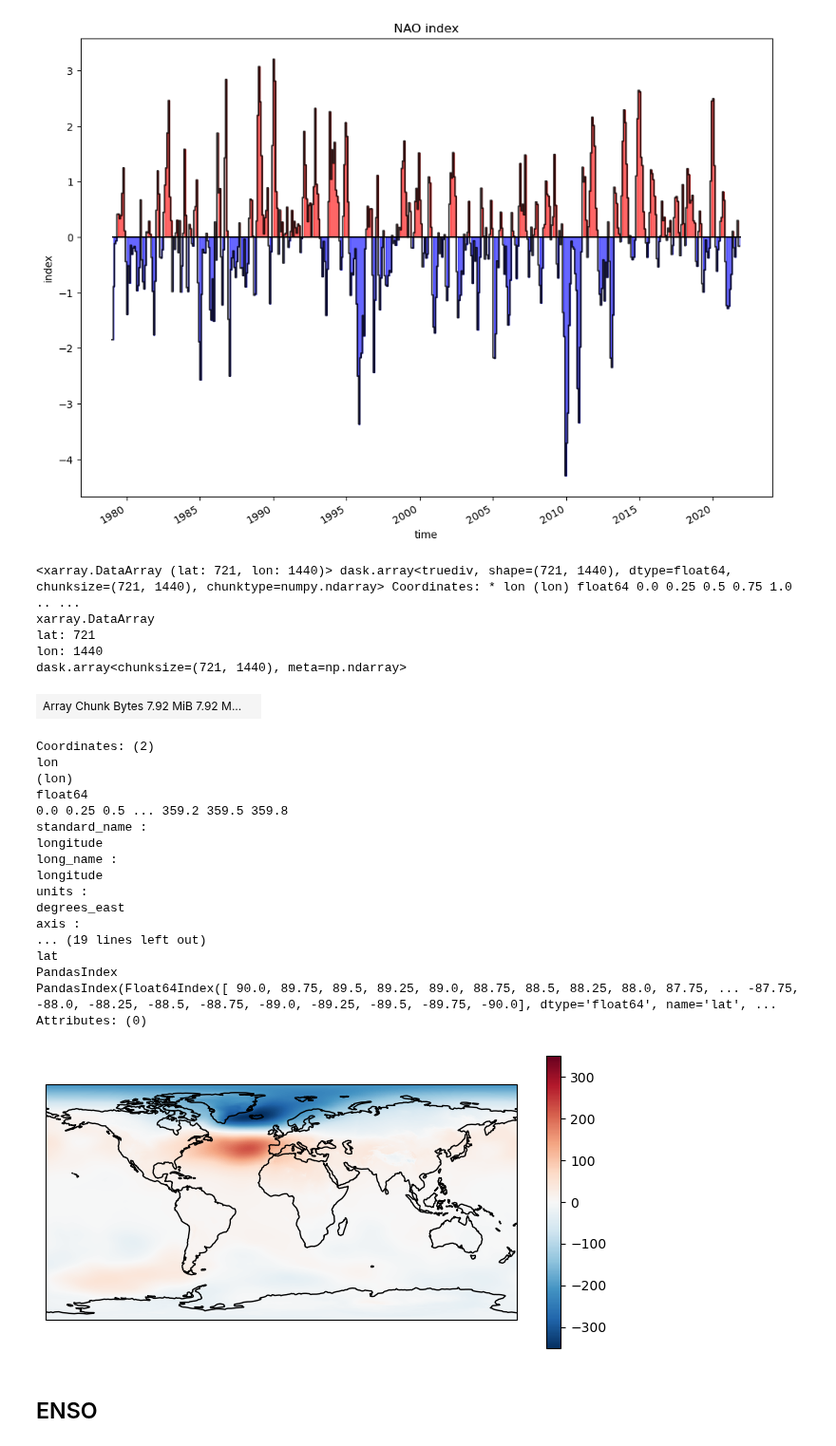
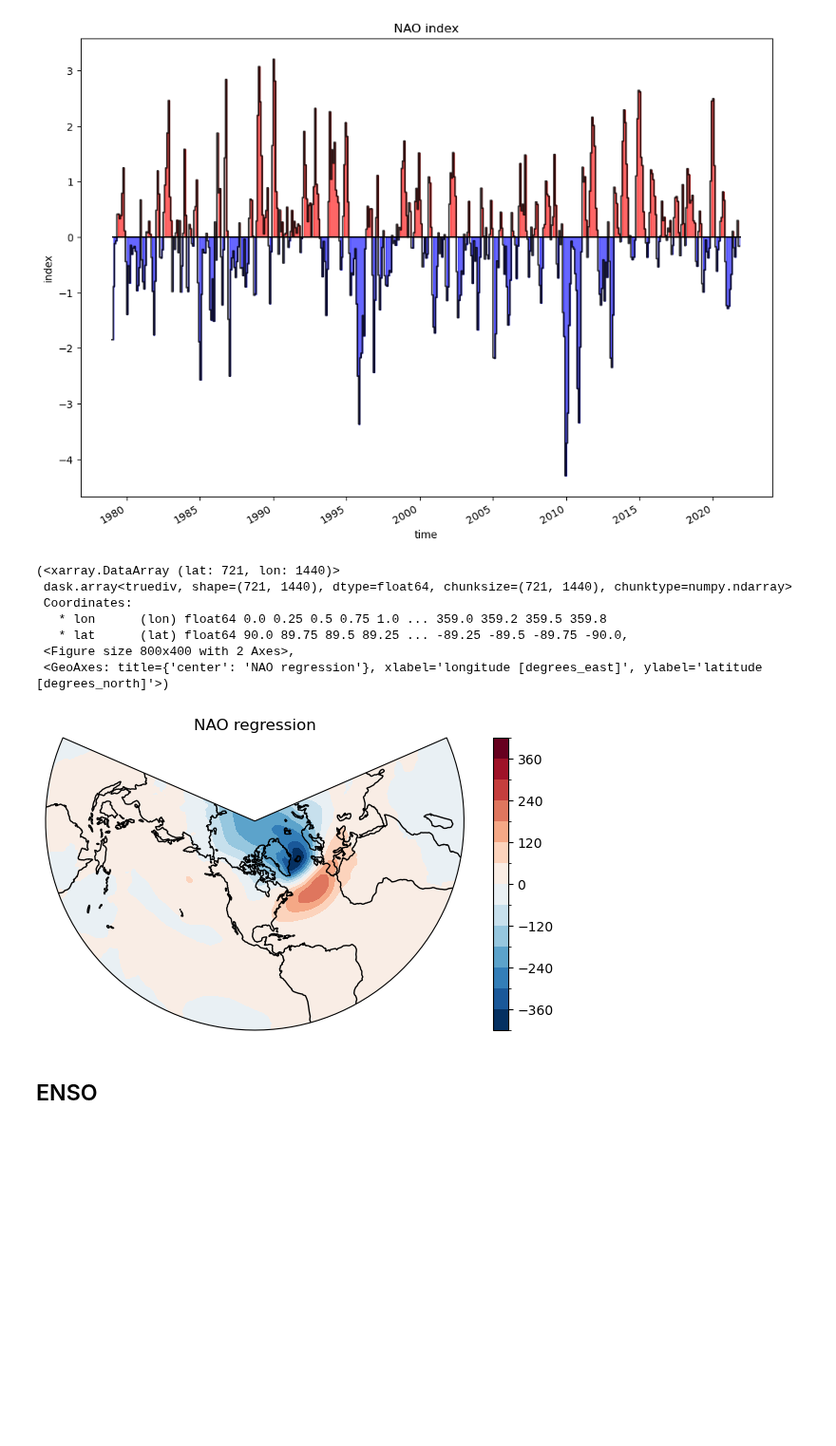
Before and after one commit to DestinE-Climate-DT/AQUA, a Jupyter notebook: diagnostics/teleconnections/test_libraries.ipynb, the cells around one changed output. Shown at 95% size. Saved outputs shown, nothing was run; the diff lists cells and outputs as text; code cells hidden in the pictures; blank space fills up the shorter version.

Commit message:
cor plot revamped

```diff
--- a/diagnostics/teleconnections/test_libraries.ipynb
+++ b/diagnostics/teleconnections/test_libraries.ipynb
@@ -38,33 +38,18 @@ outfile = outfile+filename
 NAO.to_netcdf(outfile, mode='w')
 # %% [output]
 [figure]
-# %%
-plots.reg_plot(NAO,field)
-# %% [output]
-<xarray.DataArray (lat: 721, lon: 1440)> dask.array<truediv, shape=(721, 1440), dtype=float64, chunksize=(721, 1440), chunktype=numpy.ndarray> Coordinates: * lon (lon) float64 0.0 0.25 0.5 0.75 1.0 .. ...
-xarray.DataArray
-lat: 721
-lon: 1440
-dask.array<chunksize=(721, 1440), meta=np.ndarray>
-| Array Chunk Bytes 7.92 MiB 7.92 M... |  |
-Coordinates: (2)
-lon
-(lon)
-float64
-0.0 0.25 0.5 ... 359.2 359.5 359.8
-standard_name :
-longitude
-long_name :
-longitude
-units :
-degrees_east
-axis :
-... (19 lines left out)
-lat
-PandasIndex
-PandasIndex(Float64Index([ 90.0, 89.75, 89.5, 89.25, 89.0, 88.75, 88.5, 88.25, 88.0, 87.75, ... -87.75, -88.0, -88.25, -88.5, -88.75, -89.0, -89.25, -89.5, -89.75, -90.0], dtype='float64', name='lat', ...
-Attributes: (0)
-[figure, removed]
+# %%
+plots.reg_plot(NAO,field,title='NAO regression',save=True,
+               projection_type='LambertConformal',contour=True,levels=15)
+# %% [output]
+(<xarray.DataArray (lat: 721, lon: 1440)>
+ dask.array<truediv, shape=(721, 1440), dtype=float64, chunksize=(721, 1440), chunktype=numpy.ndarray>
+ Coordinates:
+   * lon      (lon) float64 0.0 0.25 0.5 0.75 1.0 ... 359.0 359.2 359.5 359.8
+   * lat      (lat) float64 90.0 89.75 89.5 89.25 ... -89.25 -89.5 -89.75 -90.0,
+ <Figure size 800x400 with 2 Axes>,
+ <GeoAxes: title={'center': 'NAO regression'}, xlabel='longitude [degrees_east]', ylabel='latitude [degrees_north]'>)
+[figure, added]
 # %% [markdown]
 ## ENSO
 # %%
```
Also changed, not shown: 2 other files.
